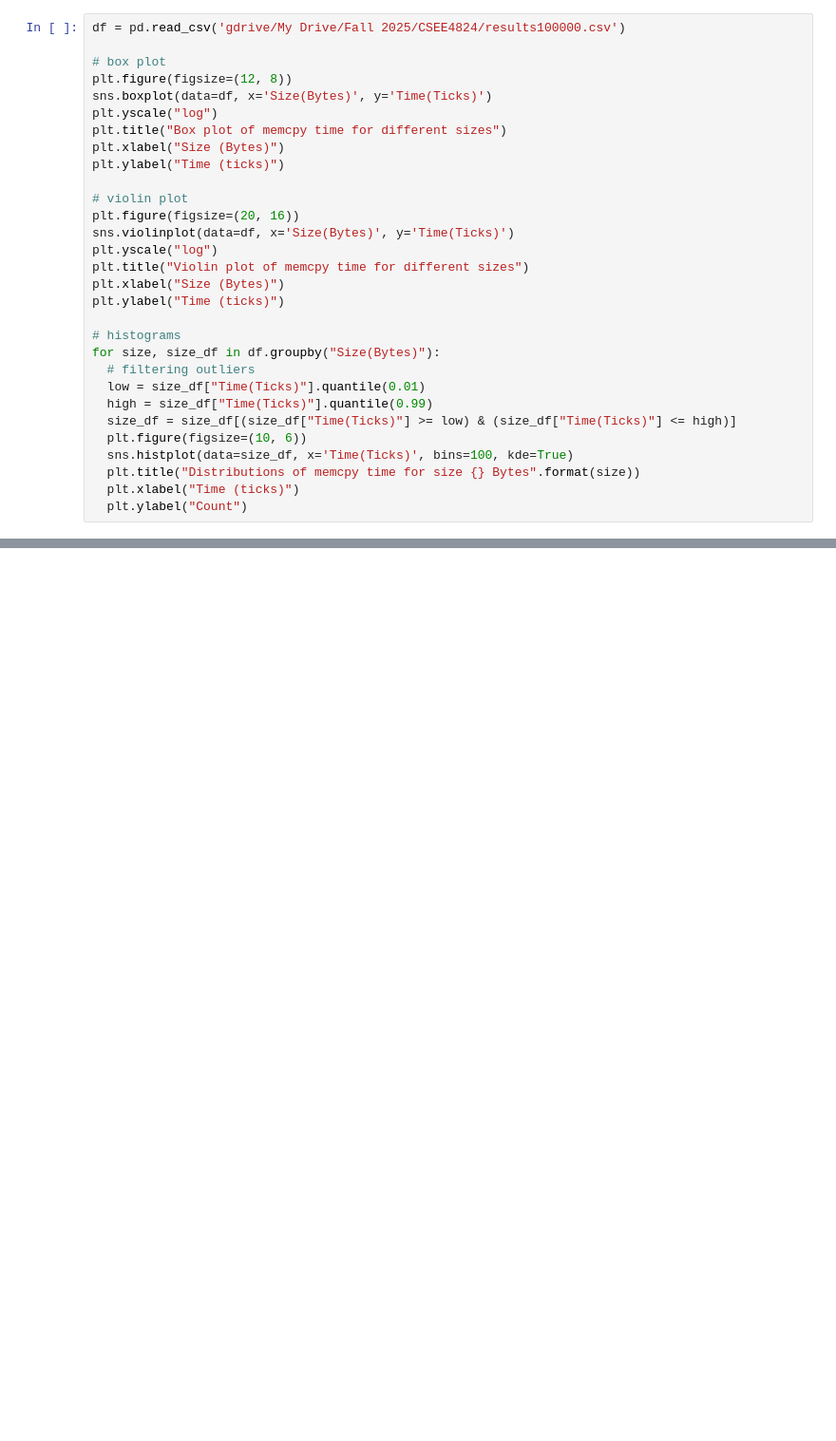
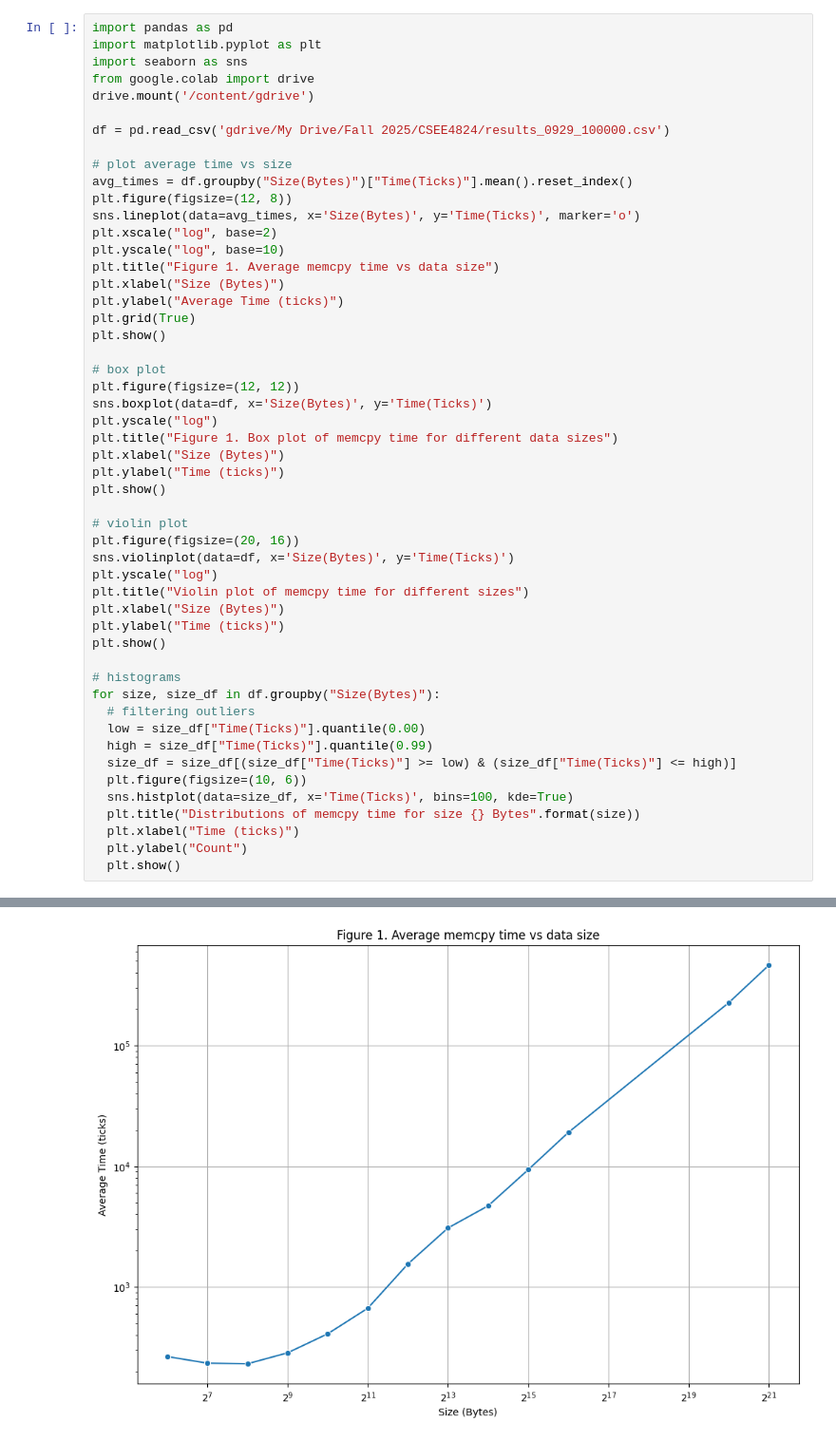
Before and after one commit to hlllucyhe/CSEE4824, a Jupyter notebook: plot.ipynb, the cells around one changed output, grey strips where cells are left out. Shown: that part at 95% size. Drawn from its saved outputs; the diff is of its cells as text; blank space fills up the shorter version.

```diff
--- a/plot.ipynb
+++ b/plot.ipynb
@@ -7,13 +1,32 @@ drive.mount('/content/gdrive')
 # %%
-df = pd.read_csv('gdrive/My Drive/Fall 2025/CSEE4824/results100000.csv')
+import pandas as pd
+import matplotlib.pyplot as plt
+import seaborn as sns
+from google.colab import drive
+drive.mount('/content/gdrive')
+
+df = pd.read_csv('gdrive/My Drive/Fall 2025/CSEE4824/results_0929_100000.csv')
+
+# plot average time vs size
+avg_times = df.groupby("Size(Bytes)")["Time(Ticks)"].mean().reset_index()
+plt.figure(figsize=(12, 8))
+sns.lineplot(data=avg_times, x='Size(Bytes)', y='Time(Ticks)', marker='o')
+plt.xscale("log", base=2)
+plt.yscale("log", base=10)
+plt.title("Figure 1. Average memcpy time vs data size")
+plt.xlabel("Size (Bytes)")
+plt.ylabel("Average Time (ticks)")
+plt.grid(True)
+plt.show()
 
 # box plot
-plt.figure(figsize=(12, 8))
+plt.figure(figsize=(12, 12))
 sns.boxplot(data=df, x='Size(Bytes)', y='Time(Ticks)')
 plt.yscale("log")
-plt.title("Box plot of memcpy time for different sizes")
+plt.title("Figure 1. Box plot of memcpy time for different data sizes")
 plt.xlabel("Size (Bytes)")
 plt.ylabel("Time (ticks)")
+plt.show()
 
 # violin plot
 plt.figure(figsize=(20, 16))
@@ -22,11 +35,12 @@ plt.yscale("log")
 plt.title("Violin plot of memcpy time for different sizes")
 plt.xlabel("Size (Bytes)")
 plt.ylabel("Time (ticks)")
+plt.show()
 
 # histograms
 for size, size_df in df.groupby("Size(Bytes)"):
   # filtering outliers
-  low = size_df["Time(Ticks)"].quantile(0.01)
+  low = size_df["Time(Ticks)"].quantile(0.00)
   high = size_df["Time(Ticks)"].quantile(0.99)
   size_df = size_df[(size_df["Time(Ticks)"] >= low) & (size_df["Time(Ticks)"] <= high)]
   plt.figure(figsize=(10, 6))
@@ -34,4 +48,5 @@ for size, size_df in df.groupby("Size(Bytes)"):
   plt.title("Distributions of memcpy time for size {} Bytes".format(size))
   plt.xlabel("Time (ticks)")
   plt.ylabel("Count")
+  plt.show()
 # %% [output]
@@ -38,0 +54 @@ Error:
+[figure, added]
```
Also changed, not shown: parts of 4 cells of this notebook.
